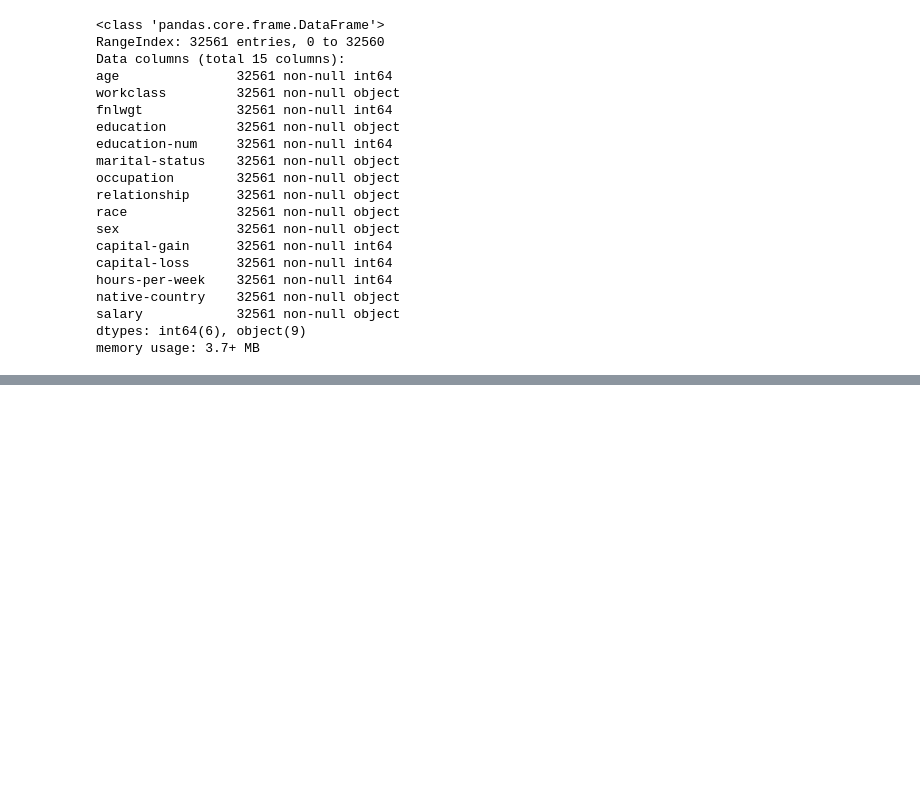
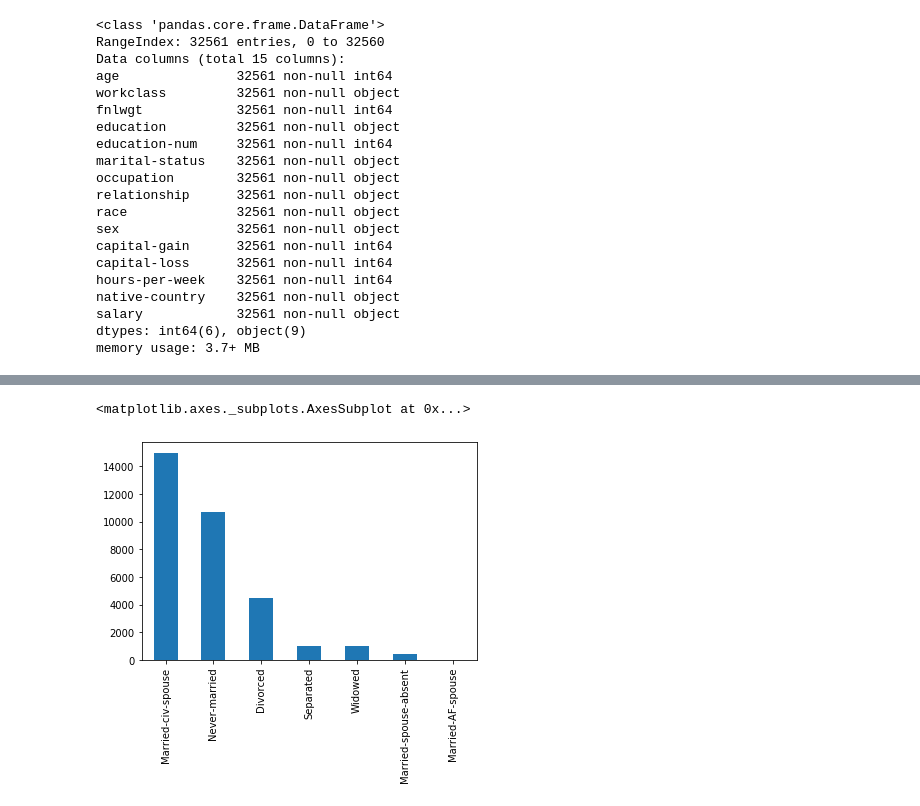
Before and after one commit to ahmedserag2/CensusDataModel, a Jupyter notebook: census.ipynb, the cells around one changed output, grey strips where cells are left out. Drawn from its saved outputs; the diff is of its cells as text; code cells hidden in the pictures; blank space fills up the shorter version.

```diff
--- a/census.ipynb
+++ b/census.ipynb
@@ -42,0 +50,5 @@ memory usage: 3.7+ MB
+# %%
+df['marital-status'].value_counts().plot.bar()
+# %% [output]
+<matplotlib.axes._subplots.AxesSubplot at 0x...>
+[figure, added]
```
Also changed, not shown: parts of 23 cells of this notebook.
